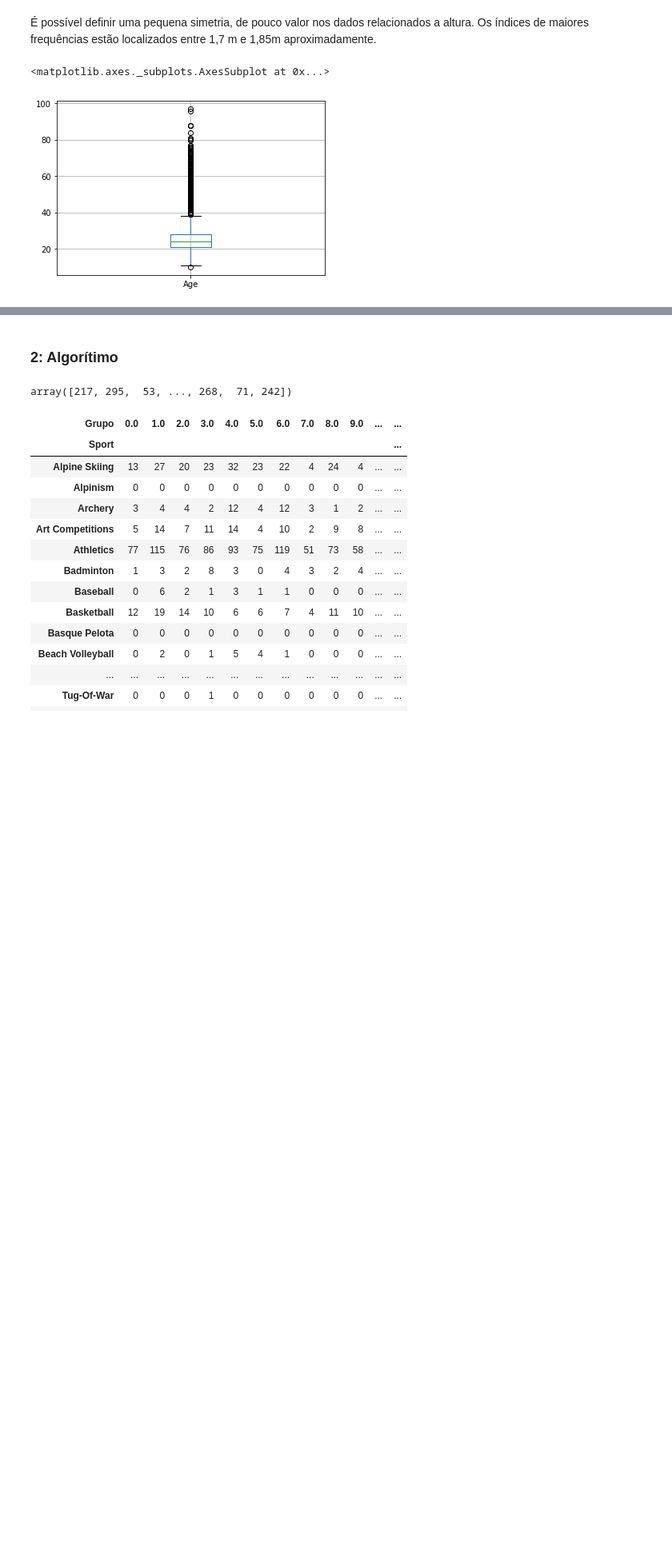
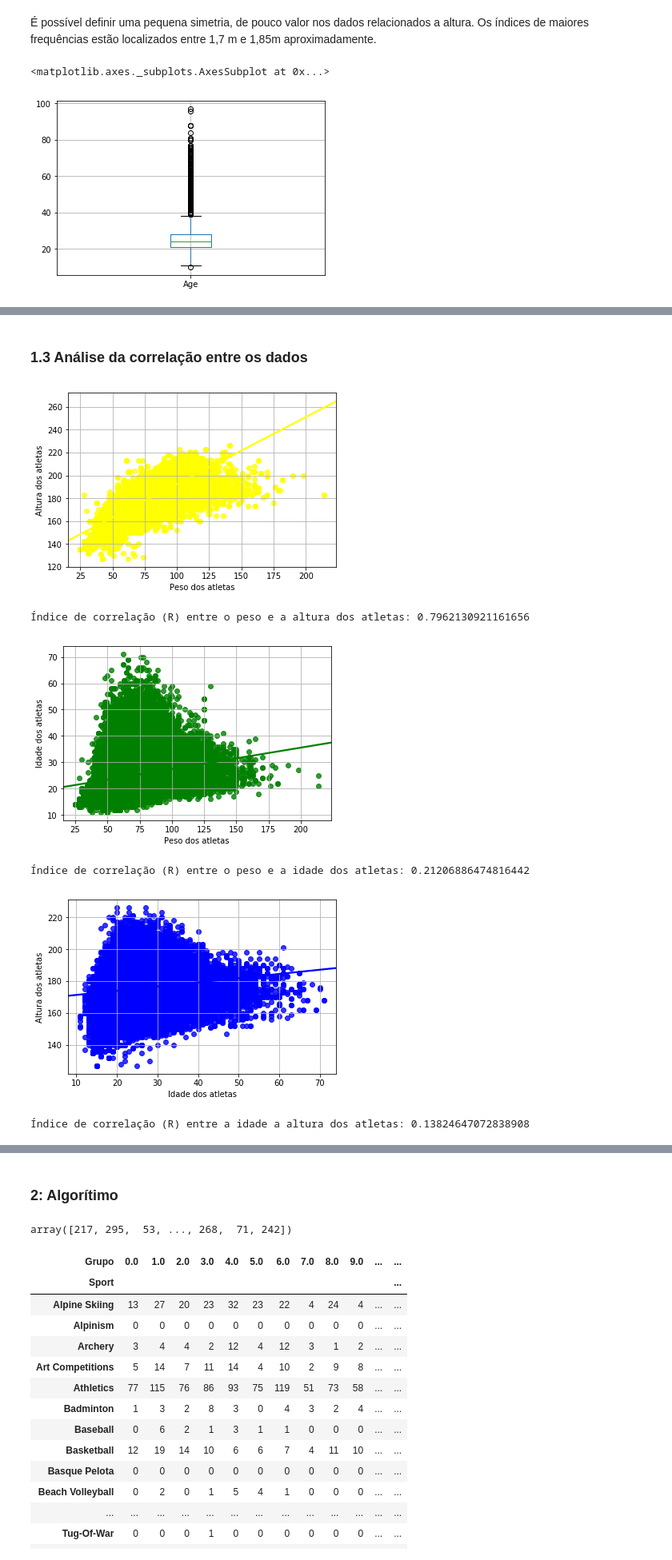
Before and after one commit to CaioFauza/Projeto3CDados, a Jupyter notebook: Projeto3.ipynb, the cells around one changed output, grey strips where cells are left out. Shown at 80% size. Drawn from its saved outputs; the diff is of its cells as text; code cells hidden in the pictures; blank space fills up the shorter version.

```diff
--- a/Projeto3.ipynb
+++ b/Projeto3.ipynb
@@ -73,0 +98,33 @@ Média de idade dos atletas: 25.556898357297374
+# %% [markdown]
+### 1.3 Análise da correlação entre os dados
+# %%
+import numpy as np
+import seaborn as sns
+
+grafico1 = sns.regplot(geral['Weight'], geral['Height'], color='yellow');
+plt.xlabel('Peso dos atletas')
+plt.ylabel('Altura dos atletas')
+plt.grid()
+plt.show()
+print('Índice de correlação (R) entre o peso e a altura dos atletas: '+str(geral.corr()['Weight']['Height']))
+
+grafico2 = sns.regplot(geral['Weight'], geral['Age'], color='green');
+plt.xlabel('Peso dos atletas')
+plt.ylabel('Idade dos atletas')
+plt.grid()
+plt.show()
+print('Índice de correlação (R) entre o peso e a idade dos atletas: '+str(geral.corr()['Weight']['Age']))
+
+grafico3 = sns.regplot(geral['Age'], geral['Height'], color='blue');
+plt.xlabel('Idade dos atletas')
+plt.ylabel('Altura dos atletas')
+plt.grid()
+plt.show()
+print('Índice de correlação (R) entre a idade a altura dos atletas: '+str(geral.corr()['Age']['Height']))
+# %% [output]
+[figure, added]
+Índice de correlação (R) entre o peso e a altura dos atletas: 0.7962130921161656
+[figure, added]
+Índice de correlação (R) entre o peso e a idade dos atletas: 0.21206886474816442
+[figure, added]
+Índice de correlação (R) entre a idade a altura dos atletas: 0.13824647072838908
```
Also changed, not shown: parts of 9 cells of this notebook.
